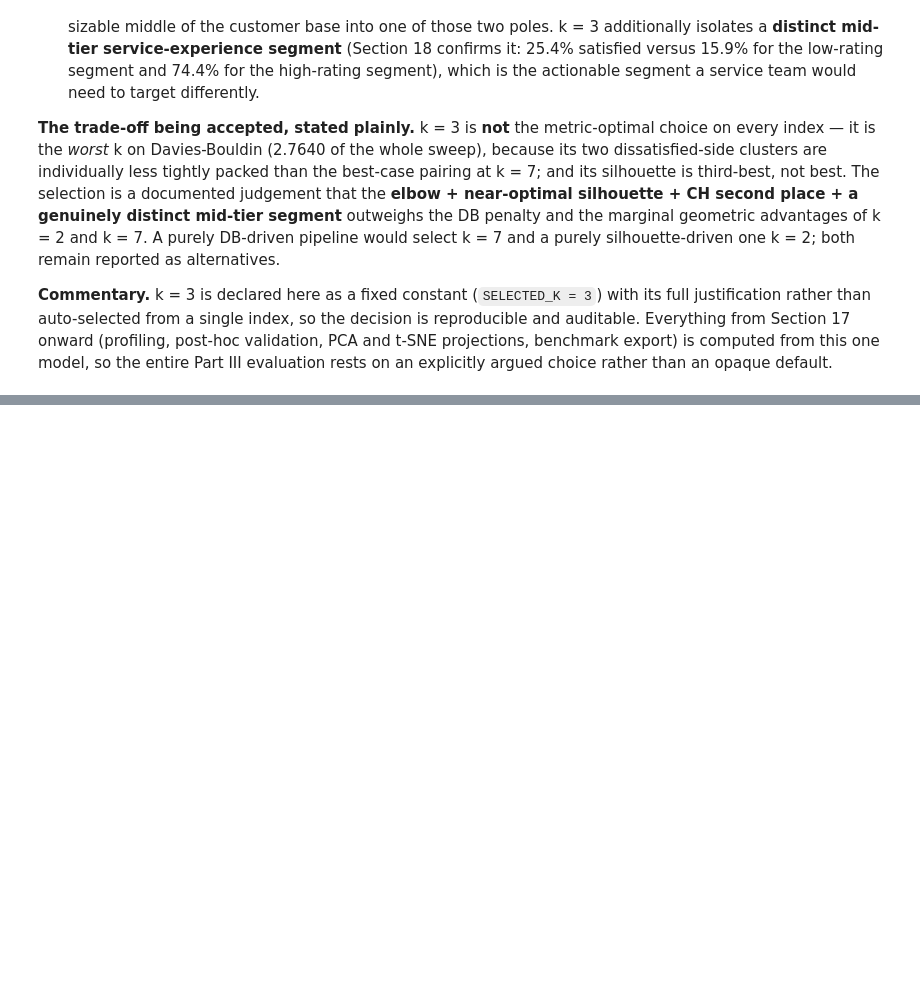
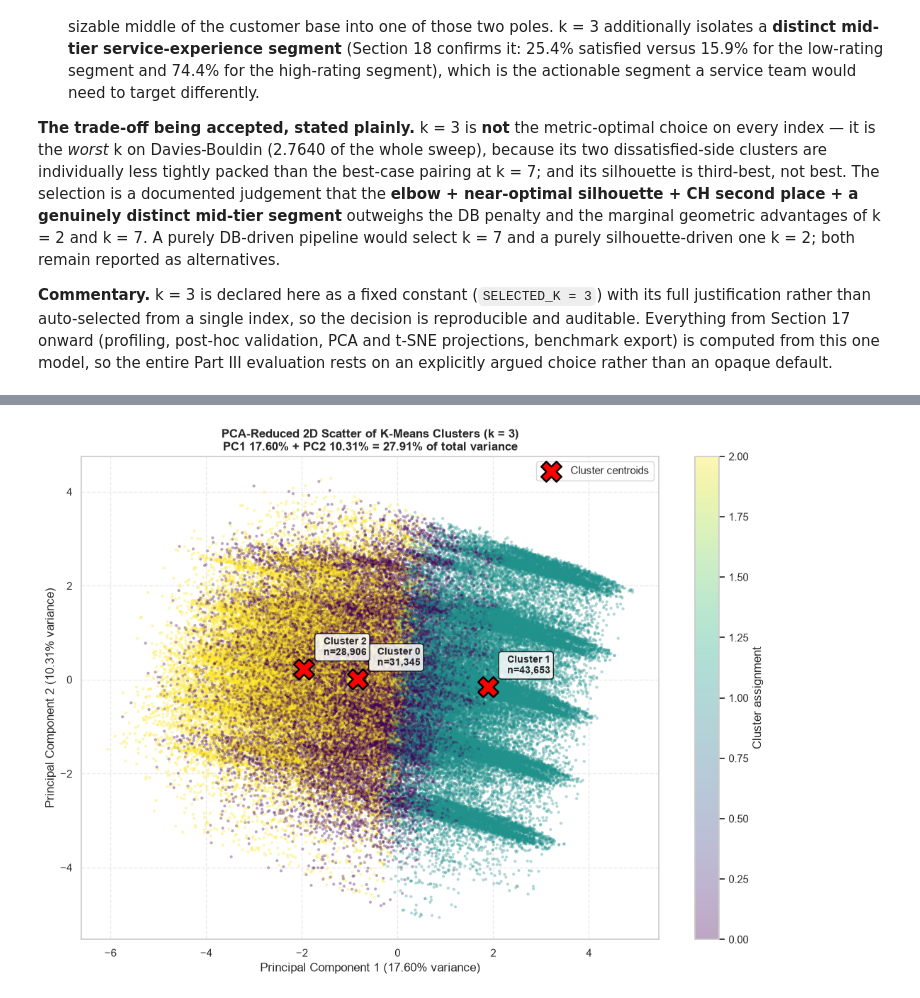
Before and after one commit to Phyboc/Machine-Learning-CaseStudy, a Jupyter notebook: src/clustering/clustering.ipynb, the cells around one changed output, grey strips where cells are left out. Saved outputs shown, nothing was run; the diff lists cells and outputs as text; code cells hidden in the pictures; blank space fills up the shorter version.

```diff
--- a/src/clustering/clustering.ipynb
+++ b/src/clustering/clustering.ipynb
@@ -1770,0 +2173,82 @@ entire Part III evaluation rests on an explicitly argued choice rather than an o
+# %%
+print("=== SECTION 19: PCA-REDUCED 2D CLUSTER VISUALISATION ===")
+
+pca = PCA(n_components=2, random_state=RANDOM_STATE)
+X_pca = pca.fit_transform(X)
+evr = pca.explained_variance_ratio_ * 100
+total_evr = evr.sum()
+
+print(f"Explained variance — PC1: {evr[0]:.2f}% | PC2: {evr[1]:.2f}% | 2D total: {total_evr:.2f}%")
+print("Note: PCA is a projection for visualisation only. K-Means was fitted on the full 23-feature space.\n")
+
+# Top component loadings, for interpretation of the 2D axes
+loadings = pd.DataFrame(pca.components_.T, index=X.columns, columns=["PC1", "PC2"])
+print("=== PC1 — top 6 loading features (absolute magnitude) ===")
+display(loadings.reindex(loadings["PC1"].abs().sort_values(ascending=False).index).head(6).round(3))
+print("=== PC2 — top 6 loading features (absolute magnitude) ===")
+display(loadings.reindex(loadings["PC2"].abs().sort_values(ascending=False).index).head(6).round(3))
+
+# Full-spectrum variance profile (10 components)
+pca10 = PCA(n_components=10, random_state=RANDOM_STATE).fit(X)
+cum_var = np.cumsum(pca10.explained_variance_ratio_) * 100
+
+# --- Figure A: 2D cluster scatter with centroids ---
+plt.figure(figsize=(11, 8))
+scatter = plt.scatter(X_pca[:, 0], X_pca[:, 1], c=cluster_labels, cmap="viridis",
+                      alpha=0.35, s=9, edgecolors="none")
+pca_centroids = pca.transform(final_kmeans.cluster_centers_)
+plt.scatter(pca_centroids[:, 0], pca_centroids[:, 1], c="red", marker="X", s=420,
+            edgecolors="black", linewidths=1.8, label="Cluster centroids", zorder=5)
+for i, (cx, cy) in enumerate(pca_centroids):
+    plt.annotate(f"  Cluster {i}\n  n={cluster_counts[i]:,}", (cx, cy),
+                 textcoords="offset points", xytext=(14, 14), fontsize=10, fontweight="bold",
+                 bbox=dict(boxstyle="round,pad=0.3", fc="white", ec="black", alpha=0.85))
+plt.colorbar(scatter, label="Cluster assignment")
+plt.title(f"PCA-Reduced 2D Scatter of K-Means Clusters (k = {SELECTED_K})\n"
+          f"PC1 {evr[0]:.2f}% + PC2 {evr[1]:.2f}% = {total_evr:.2f}% of total variance", fontweight="bold")
+plt.xlabel(f"Principal Component 1 ({evr[0]:.2f}% variance)")
+plt.ylabel(f"Principal Component 2 ({evr[1]:.2f}% variance)")
+plt.legend(loc="upper right")
+plt.grid(True, linestyle="--", alpha=0.4)
+plt.tight_layout()
+plt.savefig(os.path.join(RESULTS_DIR, "pca_cluster_scatter.png"), dpi=300, bbox_inches="tight")
+plt.show()
+
+# --- Figure B: explained variance + component loadings ---
+fig, axes = plt.subplots(1, 2, figsize=(18, 6.5))
+
+axes[0].bar(range(1, 11), pca10.explained_variance_ratio_ * 100, color="#4c72b0",
+            label="Individual component")
+axes[0].plot(range(1, 11), cum_var, marker="o", color="#d62728", linewidth=2,
+             label="Cumulative variance")
+for i, cv in enumerate(cum_var):
+    axes[0].annotate(f"{cv:.1f}%", (i + 1, cv), textcoords="offset points", xytext=(0, 9),
+                     ha="center", fontsize=8)
+axes[0].axhline(27.91, color="green", linestyle=":", linewidth=1.4,
+                label="2D projection retains 27.9%")
+axes[0].set_title("PCA Explained Variance\n(first 10 components)", fontweight="bold")
+axes[0].set_xlabel("Principal component")
+axes[0].set_ylabel("Explained variance (%)")
+axes[0].set_xticks(range(1, 11))
+axes[0].legend(fontsize=8.5)
+
+top_loading = pd.concat([
+    loadings["PC1"].abs().sort_values(ascending=False).head(8),
+    loadings["PC2"].abs().sort_values(ascending=False).head(8),
+]).index.unique()
+loading_plot = loadings.loc[top_loading].sort_values("PC1")
+y_pos = np.arange(len(loading_plot))
+axes[1].barh(y_pos - 0.2, loading_plot["PC1"], 0.4, color="#1f77b4", label="PC1")
+axes[1].barh(y_pos + 0.2, loading_plot["PC2"], 0.4, color="#ff7f0e", label="PC2")
+axes[1].set_yticks(y_pos)
+axes[1].set_yticklabels(loading_plot.index, fontsize=9)
+axes[1].axvline(0, color="black", linewidth=1)
+axes[1].set_title("Component Loadings for the Leading Features\n(what PC1 and PC2 actually capture)",
+                  fontweight="bold")
+axes[1].set_xlabel("Loading (correlation of feature with component)")
+axes[1].legend()
+
+plt.tight_layout()
+plt.savefig(os.path.join(RESULTS_DIR, "pca_component_analysis.png"), dpi=300, bbox_inches="tight")
+plt.show()
+# %% [output]
@@ -1770,0 +2275 @@ entire Part III evaluation rests on an explicitly argued choice rather than an o
+[figure, added]
```
Also changed, not shown: parts of 21 cells of this notebook, 10 other files.
